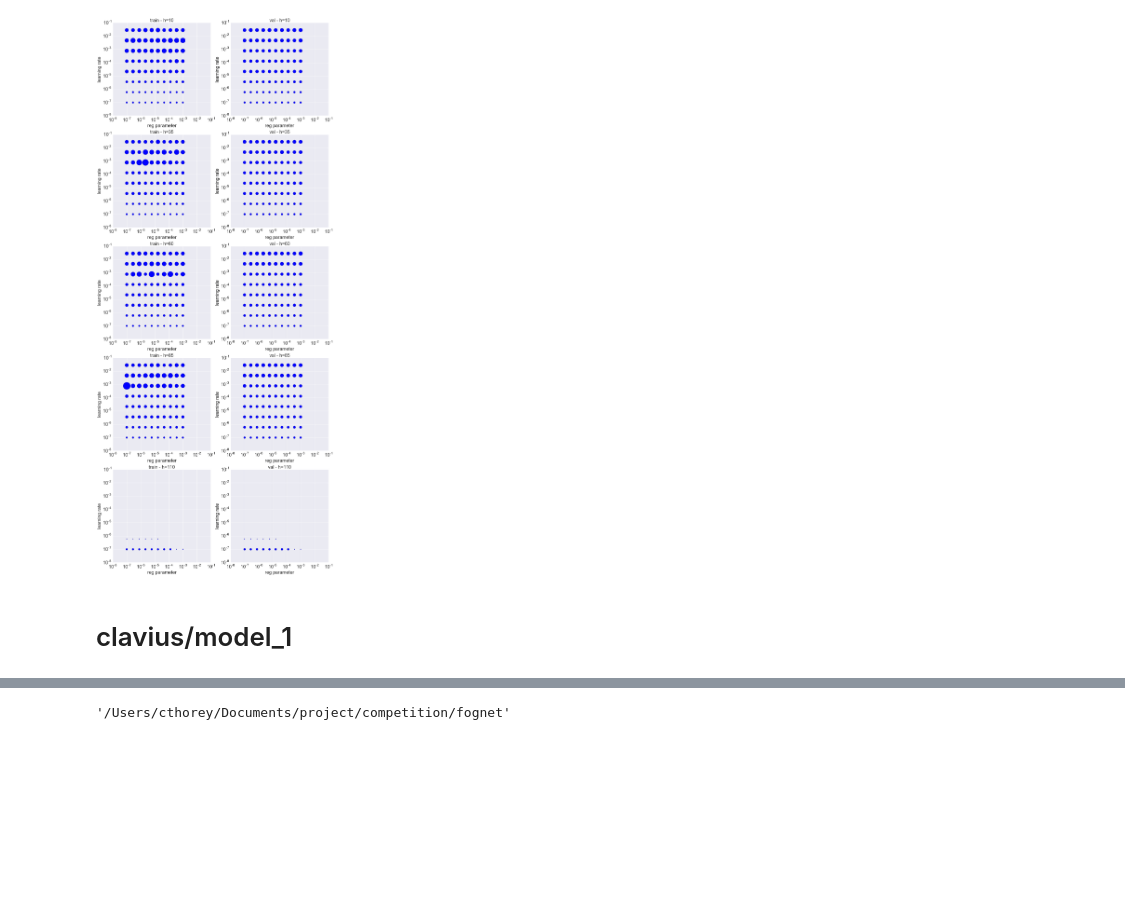
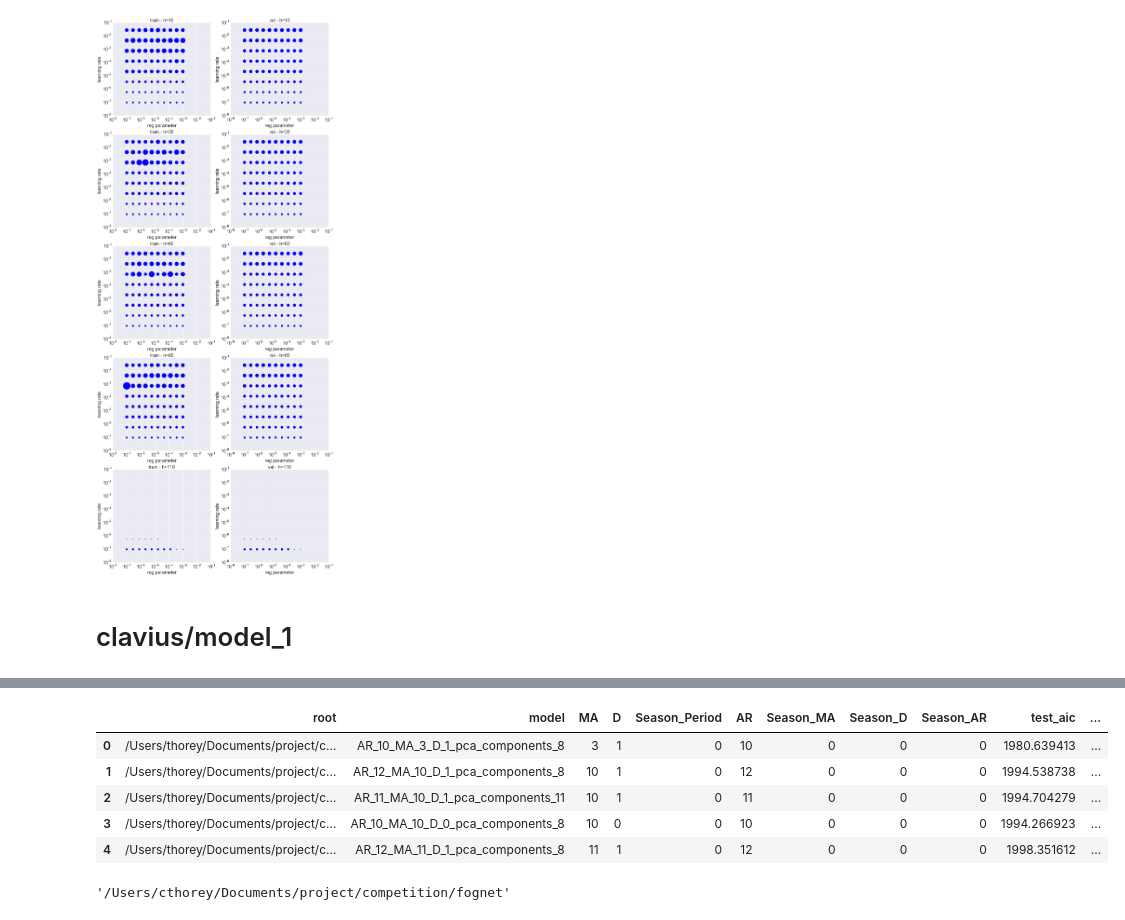
Before and after one commit to cthorey/fognet, a Jupyter notebook: Model_checking.ipynb, the cells around one changed output, grey strips where cells are left out. Cells and saved outputs as stored; diff of their text form; code cells hidden in the pictures; blank space fills up the shorter version.

```diff
--- a/Model_checking.ipynb
+++ b/Model_checking.ipynb
@@ -75,3 +83,12 @@ dfmodels = get_result_arima(base_model,hp = parameters_grid.keys())
+# %%
+dfmodels.head()
+# %% [output]
+|  | root | model | MA | D | Season_Period | AR | Season_MA | Season_D | Season_AR | test_aic | ... |
+| 0 | /Users/thorey/Documents/project/c... | AR_10_MA_3_D_1_pca_components_8 | 3 | 1 | 0 | 10 | 0 | 0 | 0 | 1980.639413 | ... |
+| 1 | /Users/thorey/Documents/project/c... | AR_12_MA_10_D_1_pca_components_8 | 10 | 1 | 0 | 12 | 0 | 0 | 0 | 1994.538738 | ... |
+| 2 | /Users/thorey/Documents/project/c... | AR_11_MA_10_D_1_pca_components_11 | 10 | 1 | 0 | 11 | 0 | 0 | 0 | 1994.704279 | ... |
+| 3 | /Users/thorey/Documents/project/c... | AR_10_MA_10_D_0_pca_components_8 | 10 | 0 | 0 | 10 | 0 | 0 | 0 | 1994.266923 | ... |
+| 4 | /Users/thorey/Documents/project/c... | AR_12_MA_11_D_1_pca_components_8 | 11 | 1 | 0 | 12 | 0 | 0 | 0 | 1998.351612 | ... |
 # %%
 dfmodels.to_csv('result_ray.csv')
 # %%
```
Also changed, not shown: parts of 2 cells of this notebook, 3 other files.
